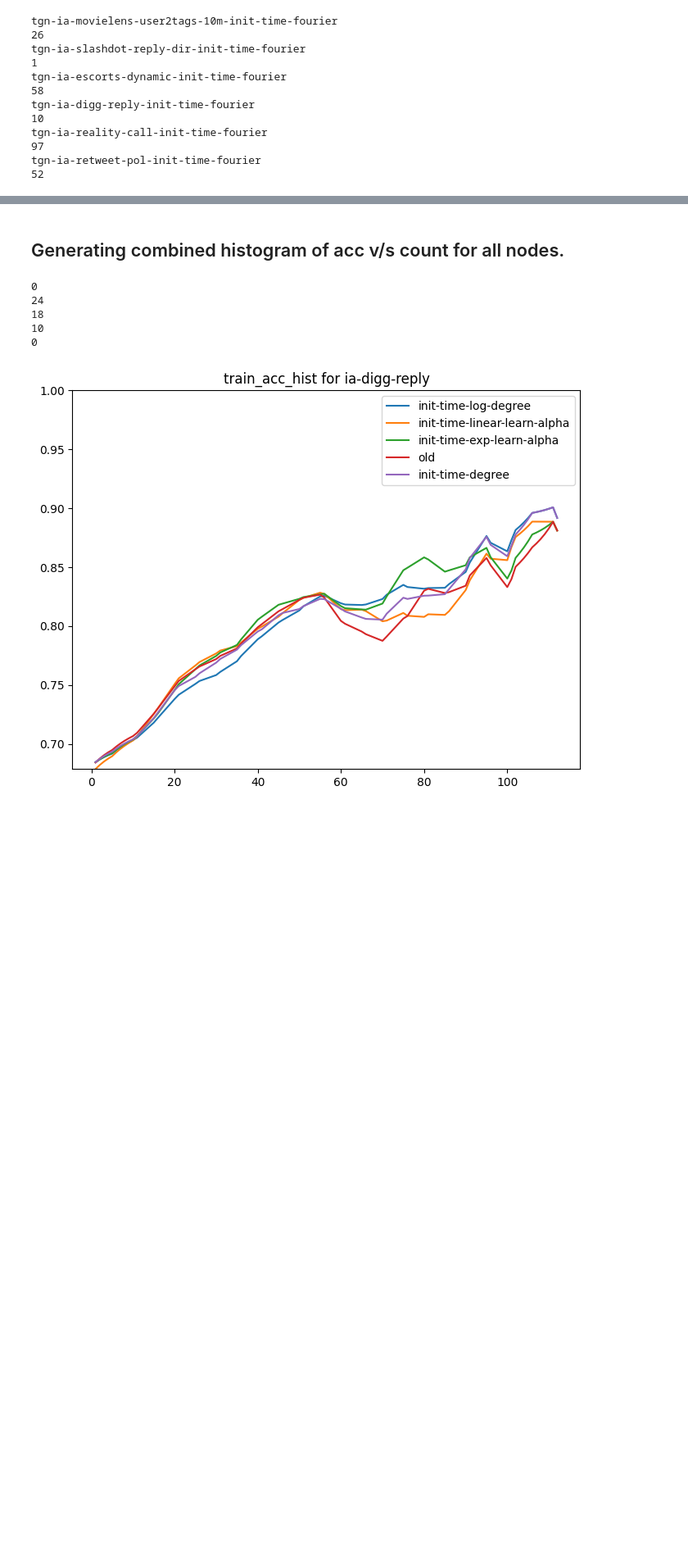
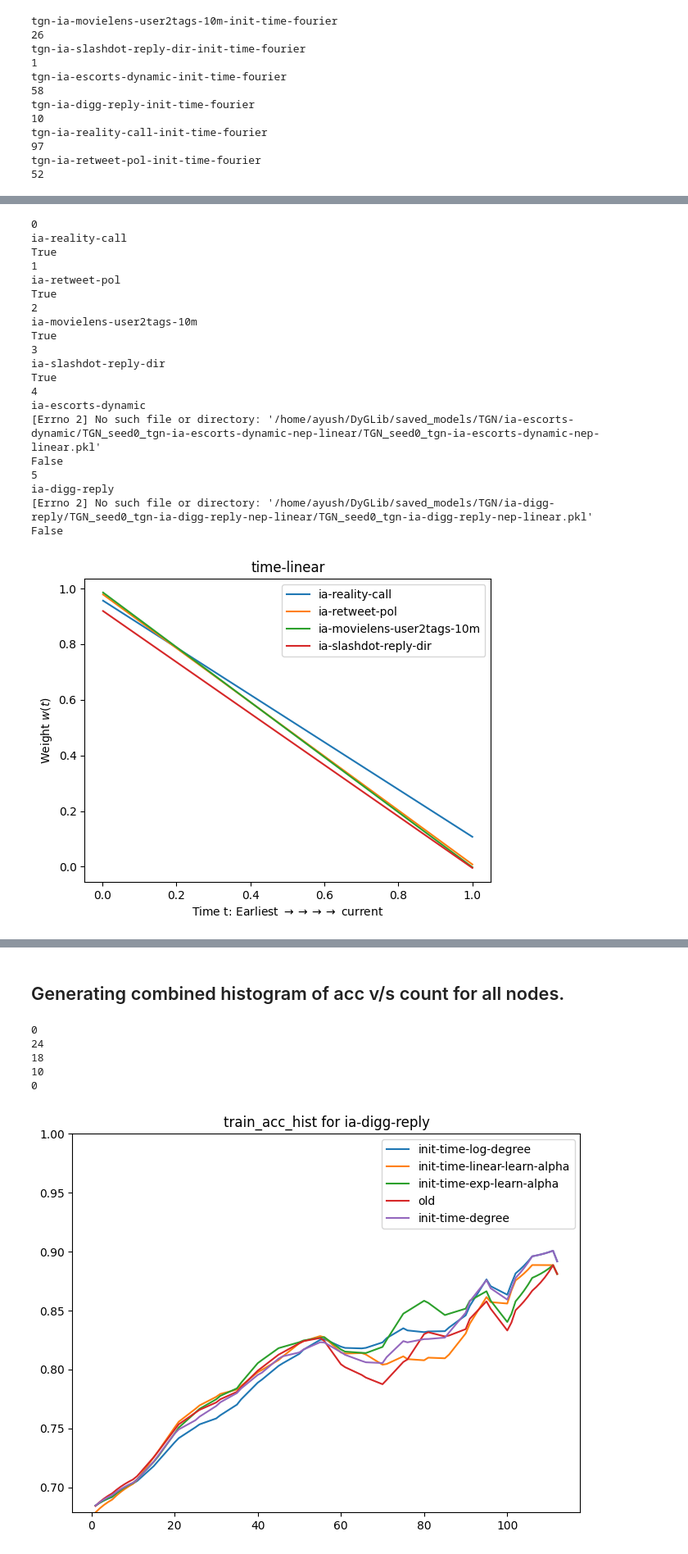
Before and after one commit to webster-781/DyGLib, a Jupyter notebook: scripts/result_processing.ipynb, the cells around one changed output, grey strips where cells are left out. Shown: that part at 82% size. Drawn from its saved outputs; the diff is of its cells as text; code cells hidden in the pictures; blank space fills up the shorter version.

```diff
--- a/scripts/result_processing.ipynb
+++ b/scripts/result_processing.ipynb
@@ -80,0 +227,24 @@ def update_run(run):
+# %%
+plot_all_all('linear')
+# %% [output]
+0
+ia-reality-call
+True
+1
+ia-retweet-pol
+True
+2
+ia-movielens-user2tags-10m
+True
+3
+ia-slashdot-reply-dir
+True
+4
+ia-escorts-dynamic
+[Errno 2] No such file or directory: '/home/ayush/DyGLib/saved_models/TGN/ia-escorts-dynamic/TGN_seed0_tgn-ia-escorts-dynamic-nep-linear/TGN_seed0_tgn-ia-escorts-dynamic-nep-linear.pkl'
+False
+5
+ia-digg-reply
+[Errno 2] No such file or directory: '/home/ayush/DyGLib/saved_models/TGN/ia-digg-reply/TGN_seed0_tgn-ia-digg-reply-nep-linear/TGN_seed0_tgn-ia-digg-reply-nep-linear.pkl'
+False
+[figure, added]
```
Also changed, not shown: parts of 14 cells of this notebook, 1 other file.
